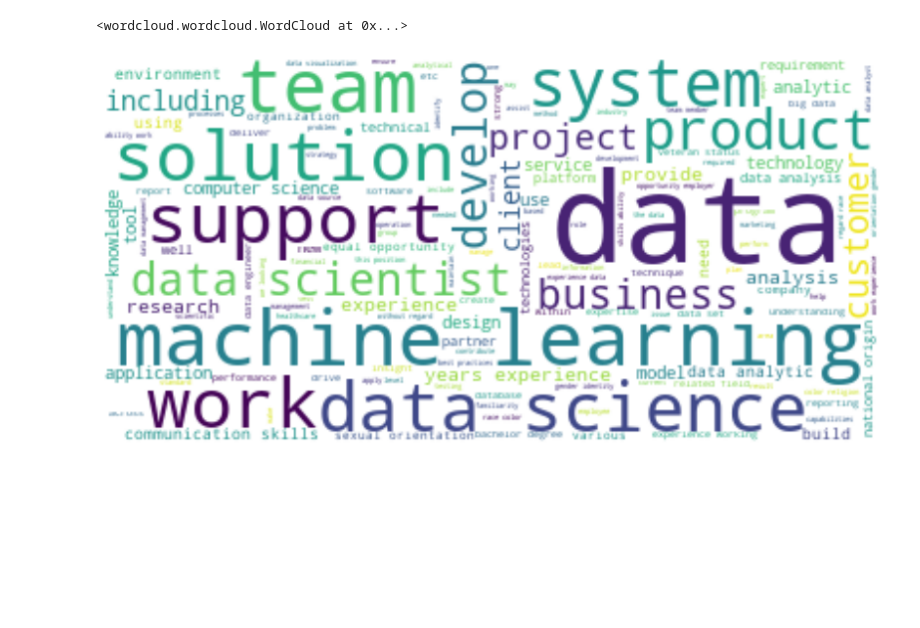
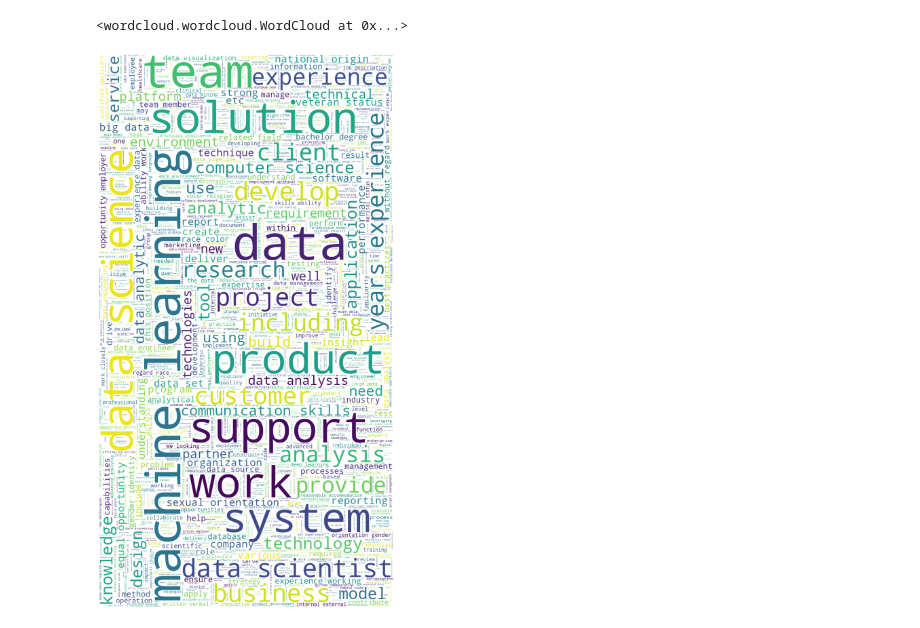
Before and after one commit to MrLuciferM/DataScience_Salary_proj, a Jupyter notebook: ExploratoryAnalysis.ipynb, the cells around one changed output. Saved outputs shown, nothing was run; the diff lists cells and outputs as text; code cells hidden in the pictures; blank space fills up the shorter version.

```diff
--- a/ExploratoryAnalysis.ipynb
+++ b/ExploratoryAnalysis.ipynb
@@ -405,22 +405,19 @@ jobd_cloud = WordCloud(
     max_words=2000,
     stopwords=stopwords,
     random_state = 1,
-    width = 1500,
-    height = 800
+    width = 800,
+    height = 1500
 )
 jobd_cloud.generate(text)
-plt.imshow(jobd_cloud, interpolation='bilinear')
-plt.axis('off')
-plt.show()
 # %% [output]
 <wordcloud.wordcloud.WordCloud at 0x...>
 # %%
 fig = plt.figure()
-fig.set_figwidth(14) # set width
-fig.set_figheight(18) # set height
+fig.set_figwidth(16) # set width
+fig.set_figheight(30) # set height
 # display the word cloud
 plt.imshow(jobd_cloud, interpolation='bilinear')
 plt.axis('off')
 plt.show()
 # %% [output]
-[figure, old version]
+[figure, new version]
```
Also changed, not shown: parts of 1 cell of this notebook.
